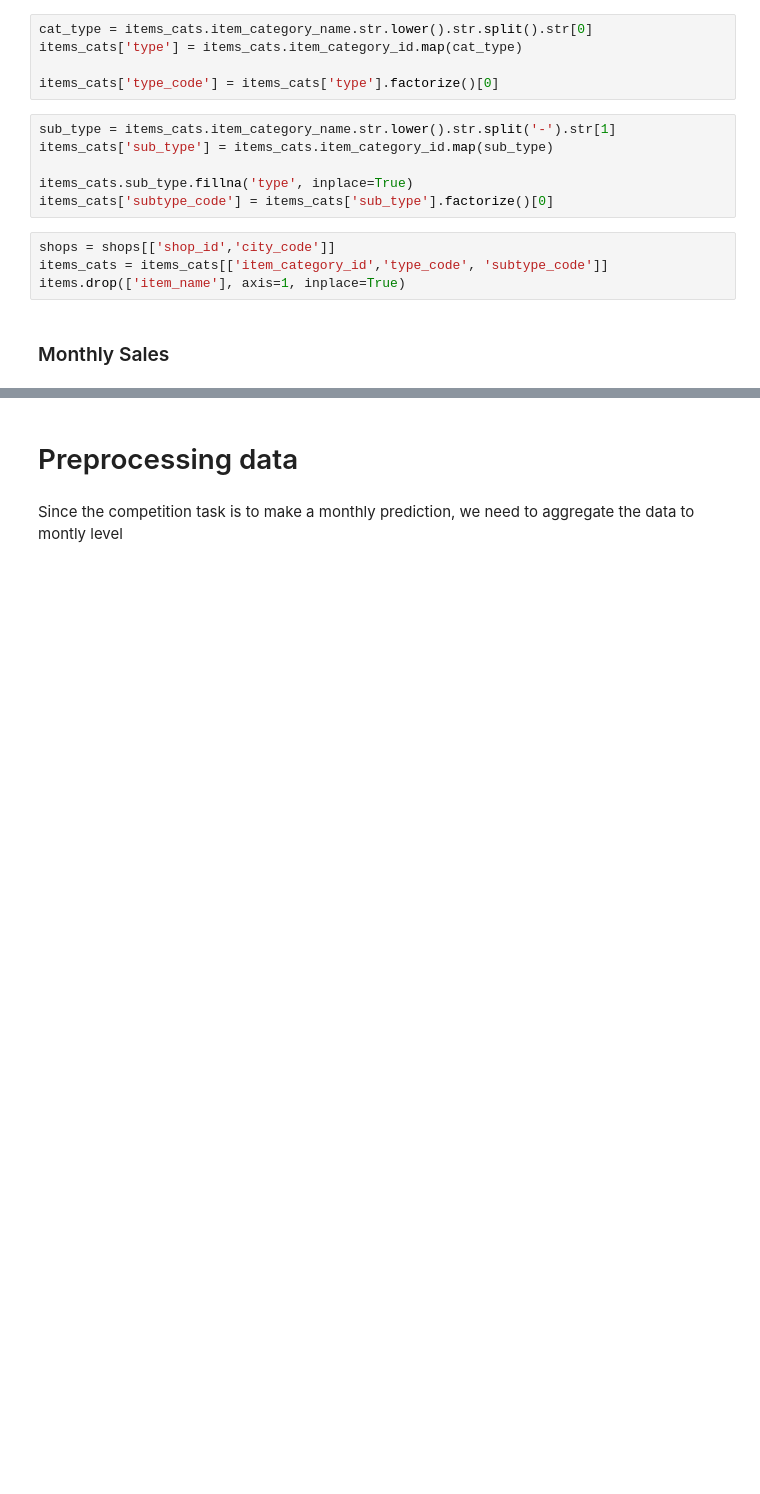
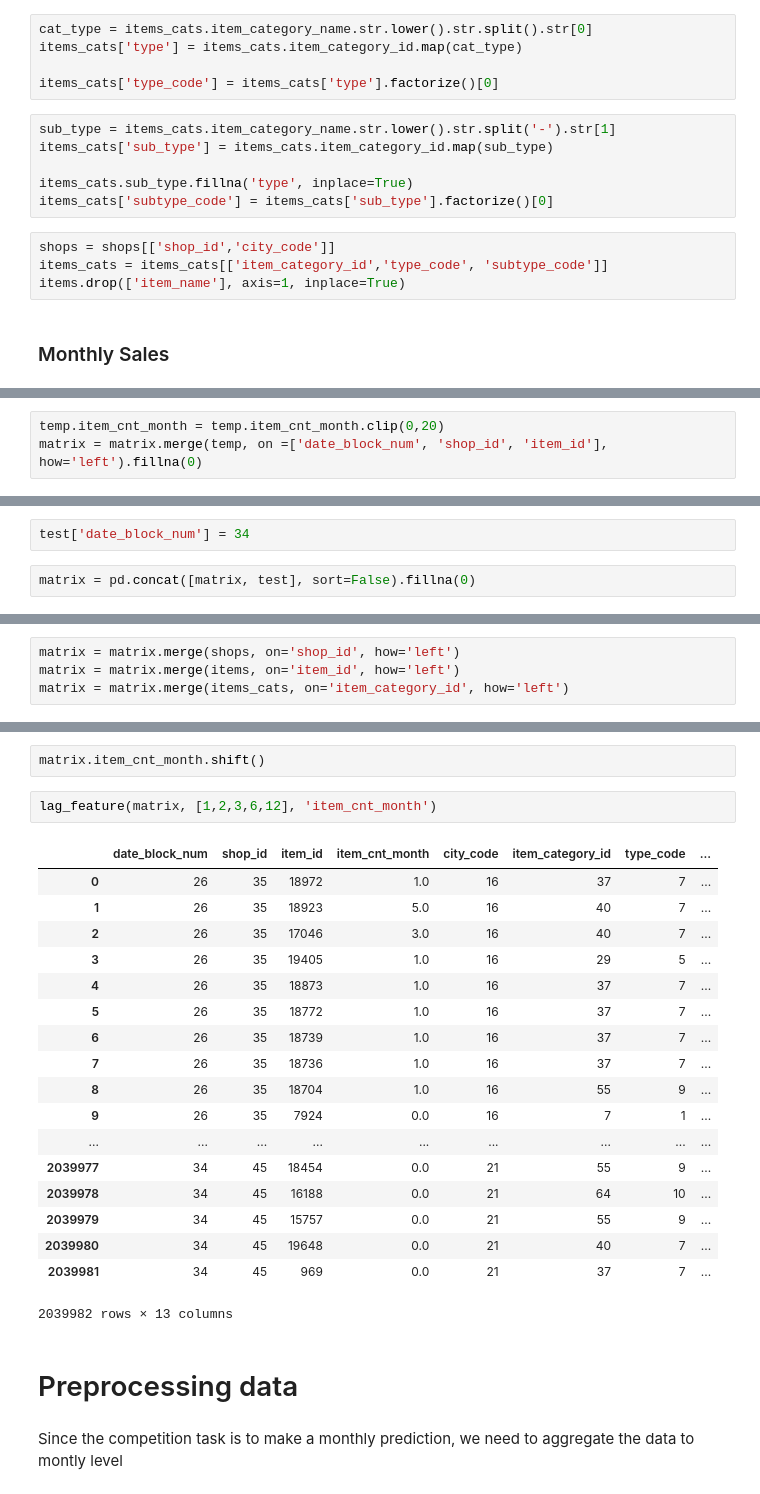
Before and after one commit to waficf/Kaggle_Competitions, a Jupyter notebook: Grocery.ipynb, the cells around one changed output, grey strips where cells are left out. Drawn from its saved outputs; the diff is of its cells as text; blank space fills up the shorter version.

Commit message:
Aggregated_Monthly & Lag

```diff
--- a/Grocery.ipynb
+++ b/Grocery.ipynb
@@ -115,0 +136,3 @@ items.drop(['item_name'], axis=1, inplace=True)
+# %%
+temp.item_cnt_month = temp.item_cnt_month.clip(0,20)
+matrix = matrix.merge(temp, on =['date_block_num', 'shop_id', 'item_id'], how='left').fillna(0)
@@ -115,0 +141,4 @@ items.drop(['item_name'], axis=1, inplace=True)
+# %%
+test['date_block_num'] = 34
+# %%
+matrix = pd.concat([matrix, test], sort=False).fillna(0)
@@ -115,0 +147,4 @@ items.drop(['item_name'], axis=1, inplace=True)
+# %%
+matrix = matrix.merge(shops, on='shop_id', how='left')
+matrix = matrix.merge(items, on='item_id', how='left')
+matrix = matrix.merge(items_cats, on='item_category_id', how='left')
@@ -116,3 +173,26 @@ items.drop(['item_name'], axis=1, inplace=True)
+# %%
+matrix.item_cnt_month.shift()
+# %%
+lag_feature(matrix, [1,2,3,6,12], 'item_cnt_month')
+# %% [output]
+|  | date_block_num | shop_id | item_id | item_cnt_month | city_code | item_category_id | type_code | ... |
+| 0 | 26 | 35 | 18972 | 1.0 | 16 | 37 | 7 | ... |
+| 1 | 26 | 35 | 18923 | 5.0 | 16 | 40 | 7 | ... |
+| 2 | 26 | 35 | 17046 | 3.0 | 16 | 40 | 7 | ... |
+| 3 | 26 | 35 | 19405 | 1.0 | 16 | 29 | 5 | ... |
+| 4 | 26 | 35 | 18873 | 1.0 | 16 | 37 | 7 | ... |
+| 5 | 26 | 35 | 18772 | 1.0 | 16 | 37 | 7 | ... |
+| 6 | 26 | 35 | 18739 | 1.0 | 16 | 37 | 7 | ... |
+| 7 | 26 | 35 | 18736 | 1.0 | 16 | 37 | 7 | ... |
+| 8 | 26 | 35 | 18704 | 1.0 | 16 | 55 | 9 | ... |
+| 9 | 26 | 35 | 7924 | 0.0 | 16 | 7 | 1 | ... |
+| ... | ... | ... | ... | ... | ... | ... | ... | ... |
+| 2039977 | 34 | 45 | 18454 | 0.0 | 21 | 55 | 9 | ... |
+| 2039978 | 34 | 45 | 16188 | 0.0 | 21 | 64 | 10 | ... |
+| 2039979 | 34 | 45 | 15757 | 0.0 | 21 | 55 | 9 | ... |
+| 2039980 | 34 | 45 | 19648 | 0.0 | 21 | 40 | 7 | ... |
+| 2039981 | 34 | 45 | 969 | 0.0 | 21 | 37 | 7 | ... |
+2039982 rows × 13 columns
 # %% [markdown]
 # Preprocessing data
 # %% [markdown]
```
Also changed, not shown: parts of 31 cells of this notebook.
